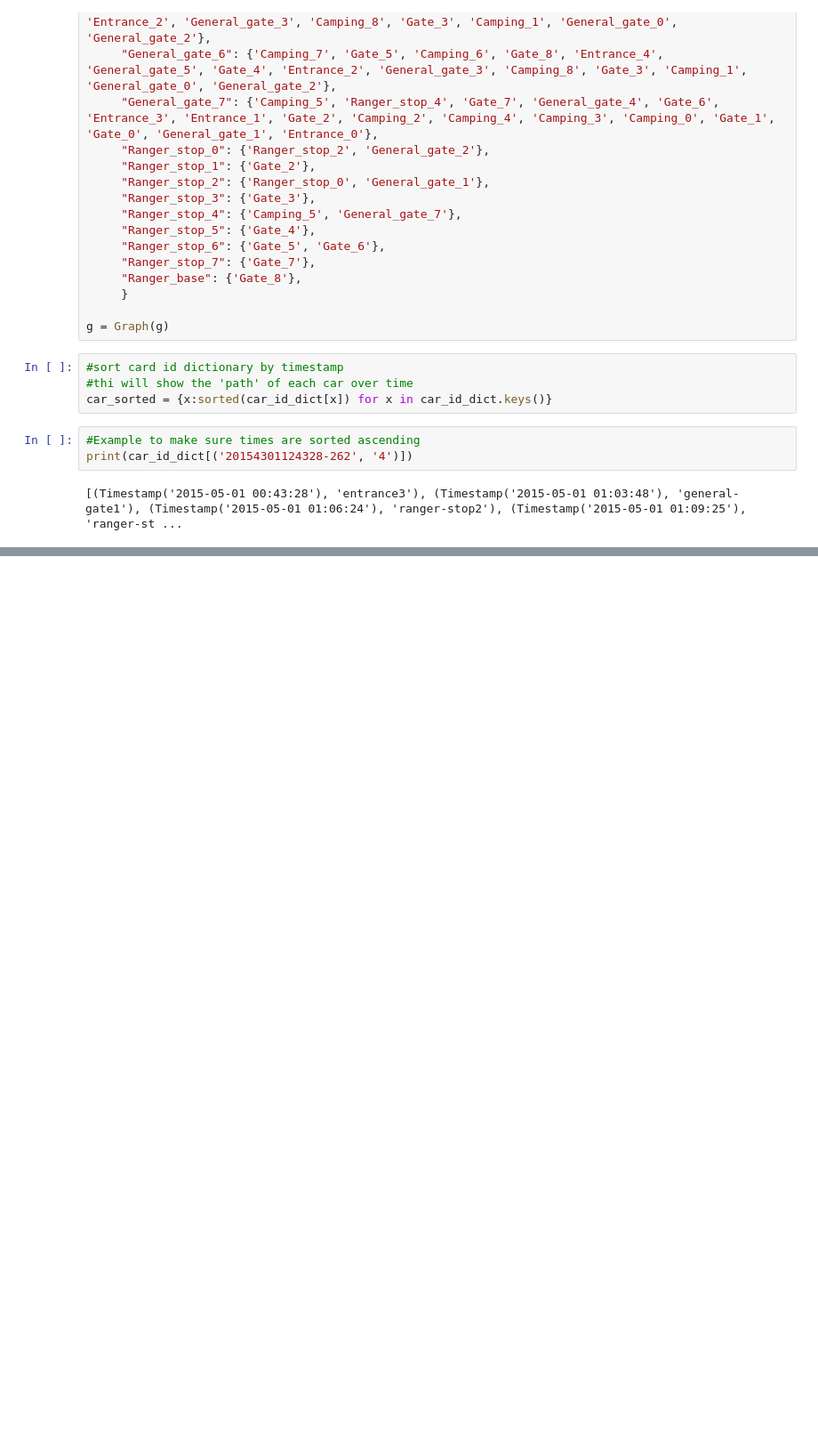
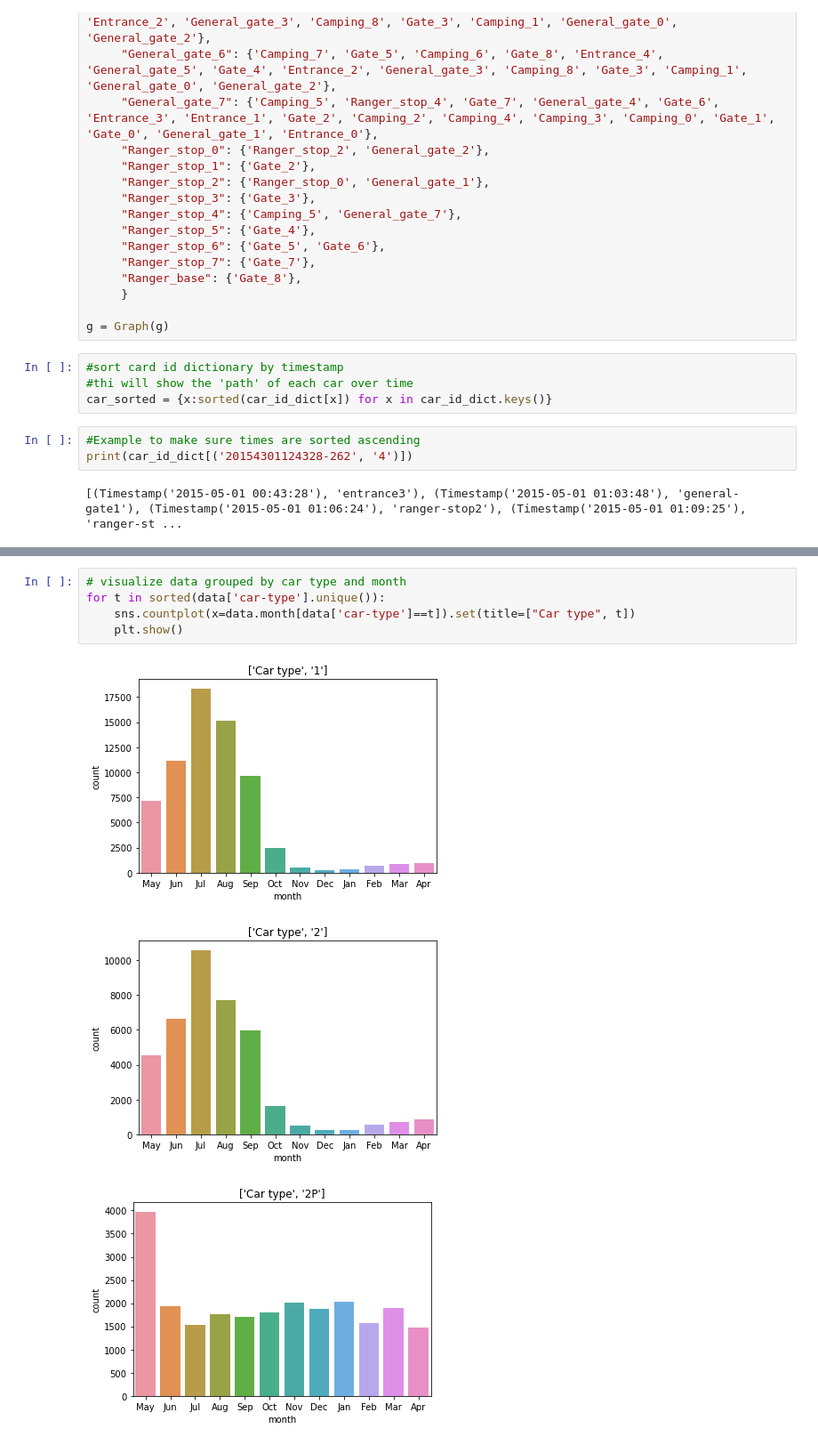
Before and after one commit to dollberk/Patterns_of_Life_Capstone, a Jupyter notebook: Capstone_Final.ipynb, the cells around one changed output, grey strips where cells are left out. Shown at 89% size. Cells and saved outputs as stored; diff of their text form; blank space fills up the shorter version.

```diff
--- a/Capstone_Final.ipynb
+++ b/Capstone_Final.ipynb
@@ -412,0 +436,9 @@ print(car_id_dict[('20154301124328-262', '4')])
+# %%
+# visualize data grouped by car type and month
+for t in sorted(data['car-type'].unique()):
+    sns.countplot(x=data.month[data['car-type']==t]).set(title=["Car type", t])
+    plt.show()
+# %% [output]
+[figure, added]
+[figure, added]
+[figure, added]
```
Also changed, not shown: parts of 8 cells of this notebook.
